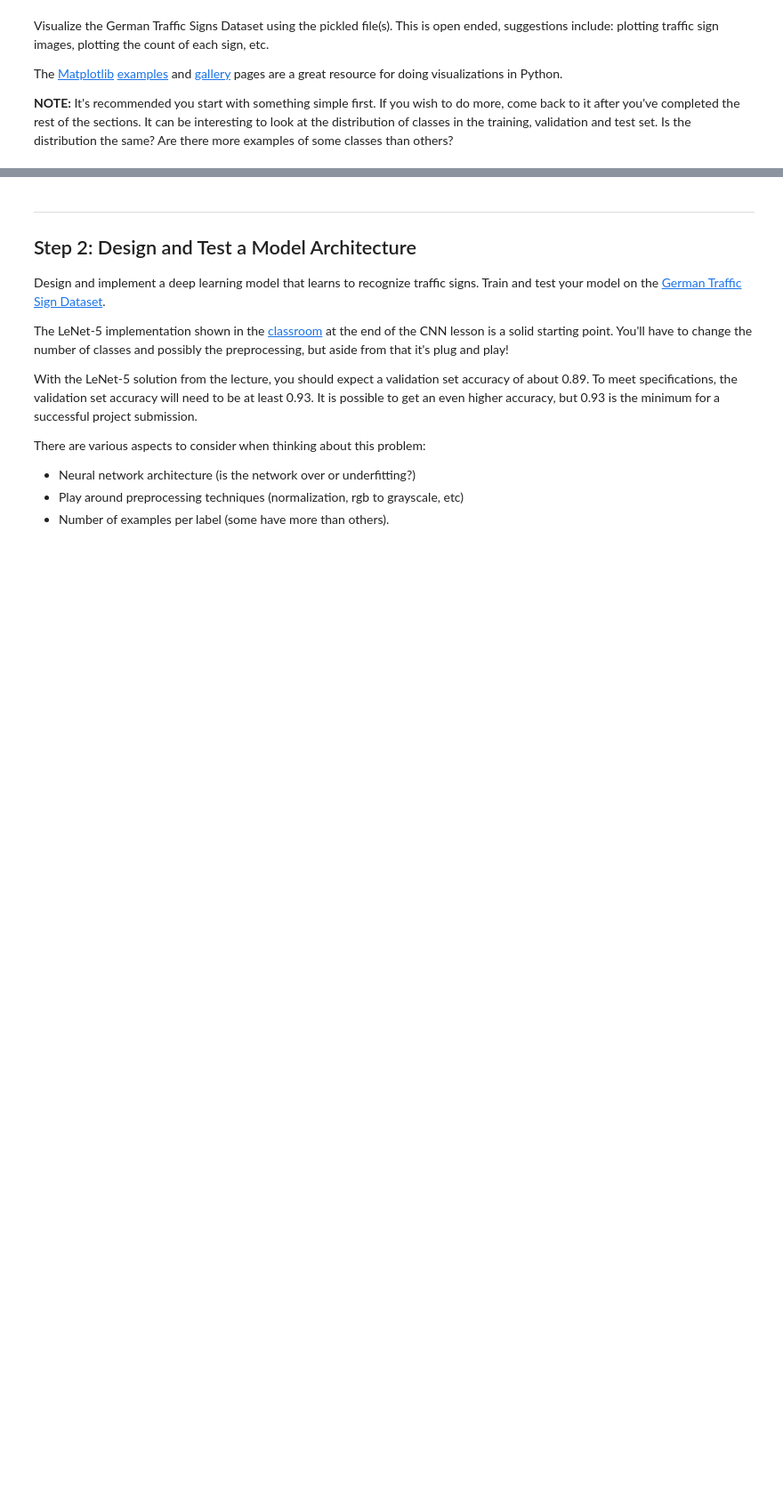
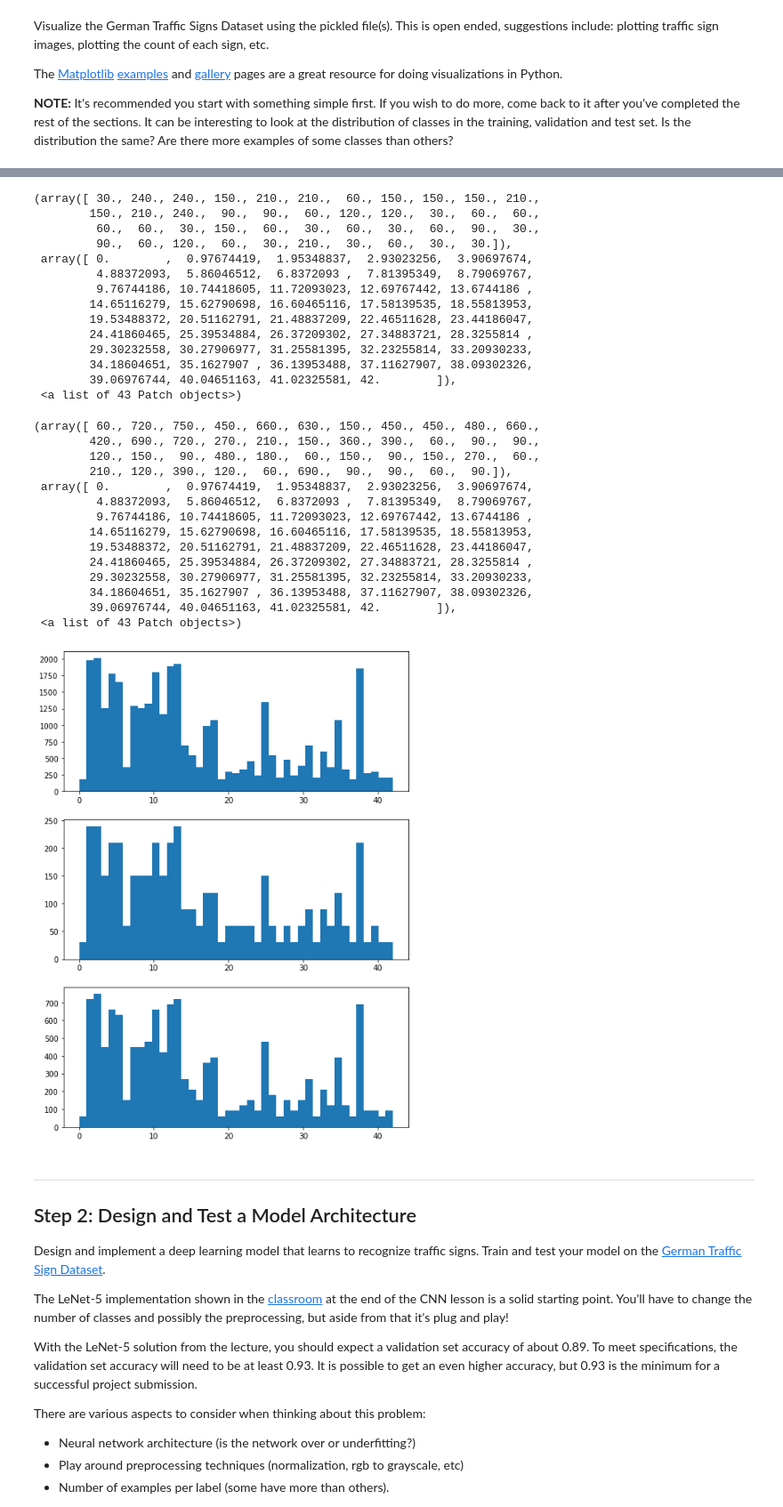
Before and after one commit to udacity/CarND-Traffic-Sign-Classifier-Project, a Jupyter notebook: Traffic_Sign_Classifier.ipynb, the cells around one changed output, grey strips where cells are left out. Shown at 89% size. Drawn from its saved outputs; the diff is of its cells as text; code cells hidden in the pictures; blank space fills up the shorter version.

```diff
--- a/Traffic_Sign_Classifier.ipynb
+++ b/Traffic_Sign_Classifier.ipynb
@@ -93,0 +264,15 @@ import matplotlib.pyplot as plt
+# %%
+# Display a sub-series of images for each class to get a sense of the intravariability
+n = 10  # Examples to display
+
+for c in range(n_classes):  # Iterate all classes
+    idx = np.where(y_train == c)  # Find index for class
+    n_images = x_train[np.random.choice(idx[0], n)]  # Pick n random images to display
+    f, axes = plt.subplots(1, n)
+    f.set_size_inches(A4_LANDSCAPE)
+    print(signnames[c])
+    for i, image in enumerate(n_images):
+        axes[i].imshow(image)
+        axes[i].grid(False)
+        axes[i].axis('off')
+    plt.show()
@@ -93,0 +293,8 @@ import matplotlib.pyplot as plt
+# %%
+# Display class distribution
+
+f, axes = plt.subplots(3, 1)
+f.set_size_inches(A4_PORTRAIT)
+for i, dataset in enumerate([y_train, y_valid, y_test]):
+    axes[i].hist(dataset, bins=n_classes)
+# %% [output]
@@ -94,3 +316,32 @@ import matplotlib.pyplot as plt
+(array([ 30., 240., 240., 150., 210., 210.,  60., 150., 150., 150., 210.,
+        150., 210., 240.,  90.,  90.,  60., 120., 120.,  30.,  60.,  60.,
+         60.,  60.,  30., 150.,  60.,  30.,  60.,  30.,  60.,  90.,  30.,
+         90.,  60., 120.,  60.,  30., 210.,  30.,  60.,  30.,  30.]),
+ array([ 0.        ,  0.97674419,  1.95348837,  2.93023256,  3.90697674,
+         4.88372093,  5.86046512,  6.8372093 ,  7.81395349,  8.79069767,
+         9.76744186, 10.74418605, 11.72093023, 12.69767442, 13.6744186 ,
+        14.65116279, 15.62790698, 16.60465116, 17.58139535, 18.55813953,
+        19.53488372, 20.51162791, 21.48837209, 22.46511628, 23.44186047,
+        24.41860465, 25.39534884, 26.37209302, 27.34883721, 28.3255814 ,
+        29.30232558, 30.27906977, 31.25581395, 32.23255814, 33.20930233,
+        34.18604651, 35.1627907 , 36.13953488, 37.11627907, 38.09302326,
+        39.06976744, 40.04651163, 41.02325581, 42.        ]),
+ <a list of 43 Patch objects>)
+(array([ 60., 720., 750., 450., 660., 630., 150., 450., 450., 480., 660.,
+        420., 690., 720., 270., 210., 150., 360., 390.,  60.,  90.,  90.,
+        120., 150.,  90., 480., 180.,  60., 150.,  90., 150., 270.,  60.,
+        210., 120., 390., 120.,  60., 690.,  90.,  90.,  60.,  90.]),
+ array([ 0.        ,  0.97674419,  1.95348837,  2.93023256,  3.90697674,
+         4.88372093,  5.86046512,  6.8372093 ,  7.81395349,  8.79069767,
+         9.76744186, 10.74418605, 11.72093023, 12.69767442, 13.6744186 ,
+        14.65116279, 15.62790698, 16.60465116, 17.58139535, 18.55813953,
+        19.53488372, 20.51162791, 21.48837209, 22.46511628, 23.44186047,
+        24.41860465, 25.39534884, 26.37209302, 27.34883721, 28.3255814 ,
+        29.30232558, 30.27906977, 31.25581395, 32.23255814, 33.20930233,
+        34.18604651, 35.1627907 , 36.13953488, 37.11627907, 38.09302326,
+        39.06976744, 40.04651163, 41.02325581, 42.        ]),
+ <a list of 43 Patch objects>)
+[figure, added]
 # %% [markdown]
 ----
 
```
Also changed, not shown: parts of 28 cells of this notebook.
